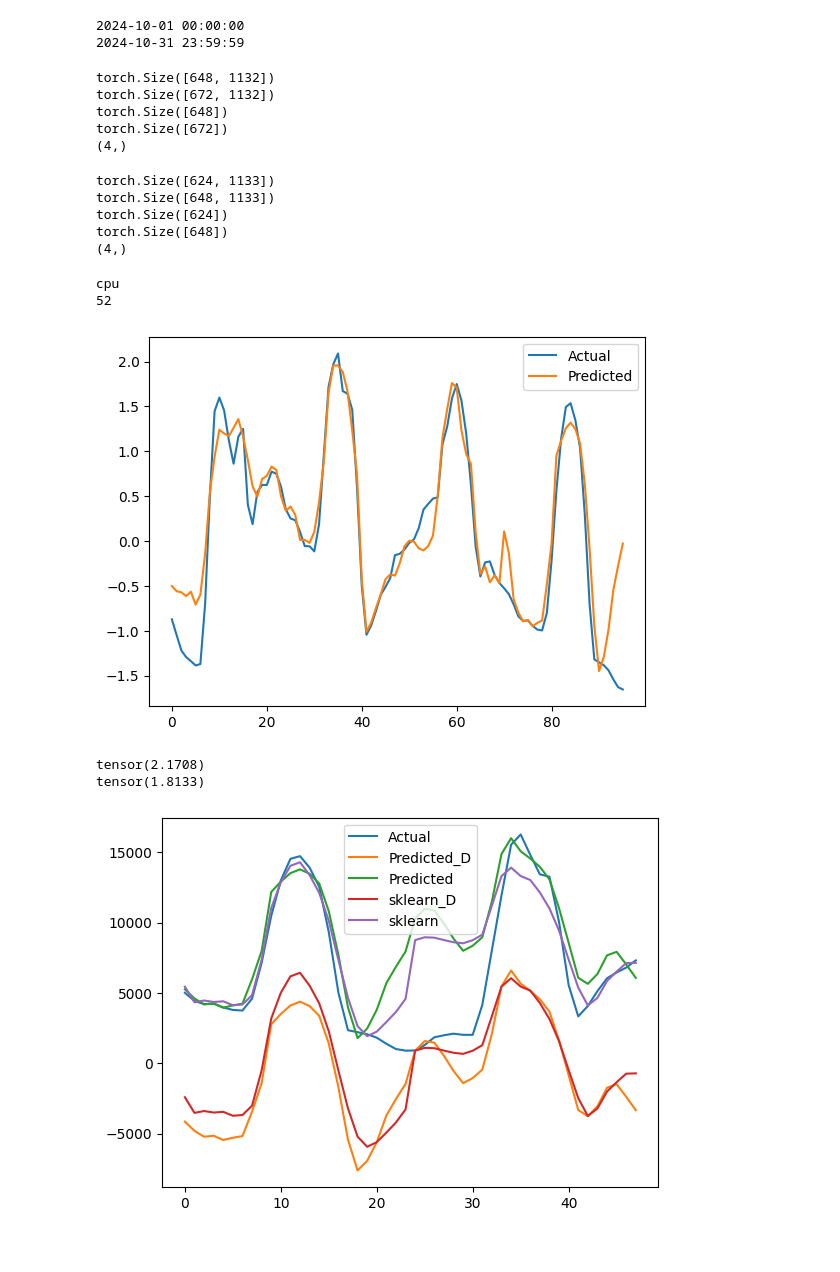
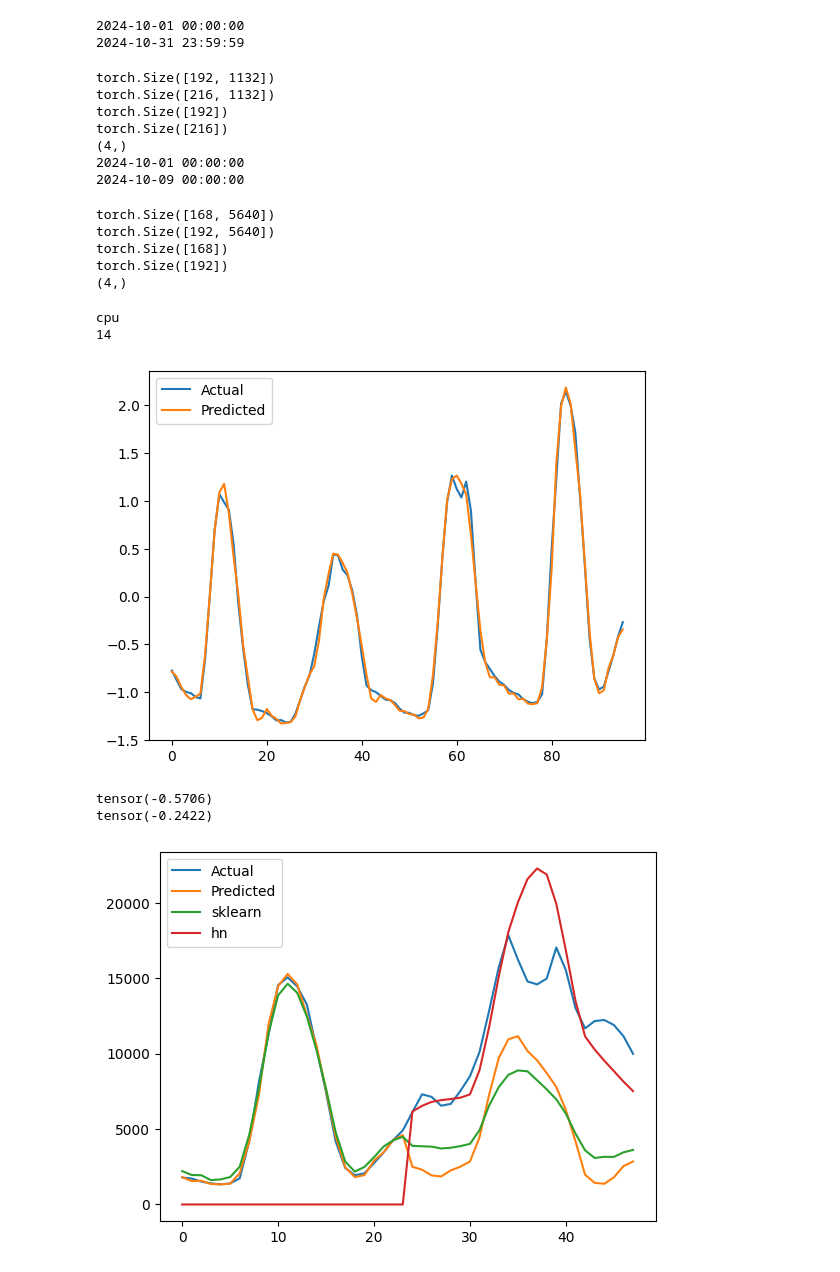
Before and after one commit to Sy-Sang/finance_utils, a Jupyter notebook: electrical2/spot/probabilistic/forecast/notebook/nb4.ipynb, the cells around one changed output. Cells and saved outputs as stored; diff of their text form; code cells hidden in the pictures.

```diff
--- a/electrical2/spot/probabilistic/forecast/notebook/nb4.ipynb
+++ b/electrical2/spot/probabilistic/forecast/notebook/nb4.ipynb
@@ -36,6 +36,9 @@ root = r"E:\code\github\private\private\db\tencnet\openmeteo\data"
 with open(f"{root}\\test_cma.pfd", "rb") as f:
     pfd:ProvinceForecastData = pickle.loads(f.read())
 
+with open(f"{root}\\china_cma.pfd", "rb") as f:
+    pfd2:ProvinceForecastData = pickle.loads(f.read())
+
 print(pfd.stdt)
 print(pfd.eddt)
 # %% [output]
@@ -45,11 +48,17 @@ print(pfd.eddt)
 x_norml_method = ZScore
 y_norml_method = ZScore
 fore_start = TimeStamp("2024-10-1")
-fore_days = 27
+fore_days = 8
 fore_end = fore_start + ["day", fore_days]
 x,x_hat,y,y_hat, yp = torch_data_set2(pfd, x_norml_method, y_norml_method, fore_start, fore_end,
                                      ["cma", "evening", 1, 1],
                                      delete_column=[], province_name="PHBSX",dims=cma_new_energy_args)
+
+x2,x_hat2,_,_,_ = torch_data_set2(pfd2, x_norml_method, y_norml_method, fore_start, fore_end,
+                                     ["cma", "evening", 1, 1],
+                                     delete_column=[], province_name="PHBSX",dims=cma_new_energy_args)
+
+
 # x,x_hat,y,y_hat, yp = torch_data_set2(pfd, x_norml_method, y_norml_method, fore_start, fore_end,
 #                                      ["ecmwf", "evening", 1, 1],
 #                                      delete_column=[], province_name="PHBSX",dims=ecmwf_new_energy_args)
@@ -57,15 +66,20 @@ x,x_hat,y,y_hat, yp = torch_data_set2(pfd, x_norml_method, y_norml_method, fore_
 
 for p in (x,x_hat,y,y_hat, yp):
     print(f"{p.shape}")
+
+print(fore_start)
+print(fore_end)
 # %% [output]
-torch.Size([648, 1132])
-torch.Size([672, 1132])
-torch.Size([648])
-torch.Size([672])
+torch.Size([192, 1132])
+torch.Size([216, 1132])
+torch.Size([192])
+torch.Size([216])
 (4,)
+2024-10-01 00:00:00
+2024-10-09 00:00:00
 # %%
-x = torch.column_stack((x[24:], y[:len(y)-24]))
-x_hat = torch.column_stack((x_hat[24:], y))
+x = torch.column_stack((x[24:], x2[24:], y[:len(y)-24]))
+x_hat = torch.column_stack((x_hat[24:], x_hat2[24:], y))
 # x = x[24:]
 # x_hat = x_hat[24:]
 # x = torch.column_stack((x[24:][:,0], y[:len(y)-24]))
@@ -77,10 +91,10 @@ y_hat = y_hat[24:]
 for p in (x,x_hat,y,y_hat, yp):
     print(f"{p.shape}")
 # %% [output]
-torch.Size([624, 1133])
-torch.Size([648, 1133])
-torch.Size([624])
-torch.Size([648])
+torch.Size([168, 5640])
+torch.Size([192, 5640])
+torch.Size([168])
+torch.Size([192])
 (4,)
 # %%
 input_size = x.shape[1]
@@ -121,7 +135,7 @@ print(model.cuda_device)
 print(batch_size)
 # %% [output]
 cpu
-52
+14
 # %%
 trained_model = vanilla_transformer_trainer2(model, x, y, batch_size, 100, lr=lr, loser=nn.L1Loss, shuffle=True)
 # trained_model = vanilla_transformer_trainer2(model, x, y, batch_size, 100, lr=lr, L2=1e-5, loser=nn.L1Loss, shuffle=True, use_y_tgt=use_y_tgt)
@@ -136,35 +150,37 @@ plt.plot(p_train.cpu().view(-1)[len(y) - 24*4:], label='Predicted')
 plt.legend()
 plt.show()
 # %% [output]
-[figure, old version]
+[figure, new version]
 # %%
 rfr = SVR()
 rfr.fit(x.reshape(-1,input_size).numpy(),y.reshape(-1).numpy())
 rfr_p = rfr.predict(x_hat.reshape(-1, input_size).numpy())
+hn = [6159.8381500000005, 6535.6551174999995, 6799.7823025, 6915.24396, 6990.8038575, 7078.117325, 7296.065965, 8905.946225, 11763.76468, 15103.342045, 18058.1987675, 20035.2812775, 21573.993430000002, 22272.393465, 21871.654837500002, 19932.5611275, 16828.811765000002, 13501.439042500002, 11142.191534999998, 10271.407855, 9530.095075000001, 8844.051477500001, 8145.40068, 7514.1155675]
 # %%
 p_test = vanilla_transformer_tester(trained_model, x_hat[24:], batch_size)
 # p_test = vanilla_transformer_tester(trained_model, x_hat[24:], batch_size, use_y_tgt=use_y_tgt, train_y_tensor=y)
 
 p_test_view = p_test.view(-1)
 d = p_test_view[-24:][0] - y.view(-1)[-1]
 svr_d = rfr_p[-24:][0] - y.view(-1)[-1]
 
 
 print(d)
 print(svr_d)
 
 plt.plot(y_hat[24:].reshape(-1)[-24*2:], label='Actual')
-plt.plot(y_norml_method.invert(p_test.view(-1) - d, yp)[-24*2:], label='Predicted_D')
+# plt.plot(y_norml_method.invert(p_test.view(-1) - d, yp)[-24*2:], label='Predicted_D')
 plt.plot(y_norml_method.invert(p_test.view(-1), yp)[-24*2:], label='Predicted')
-plt.plot(y_norml_method.invert(rfr_p - svr_d.numpy(), yp)[-24*2:], label='sklearn_D')
+# plt.plot(y_norml_method.invert(rfr_p - svr_d.numpy(), yp)[-24*2:], label='sklearn_D')
 plt.plot(y_norml_method.invert(rfr_p, yp)[-24*2:], label='sklearn')
+plt.plot([0]*24 + hn, label='hn')
 # plt.plot(p[:,1], label='Predicted')
 plt.legend()
 plt.show()
 # %% [output]
-tensor(2.1708)
-tensor(1.8133)
+tensor(-0.5706)
+tensor(-0.2422)
-[figure, old version]
+[figure, new version]
 # %%
 step_by_step_model_p = []
 for i in tqdm.trange(1,25):
```
Also changed, not shown: parts of 3 cells of this notebook, 10 other files.
